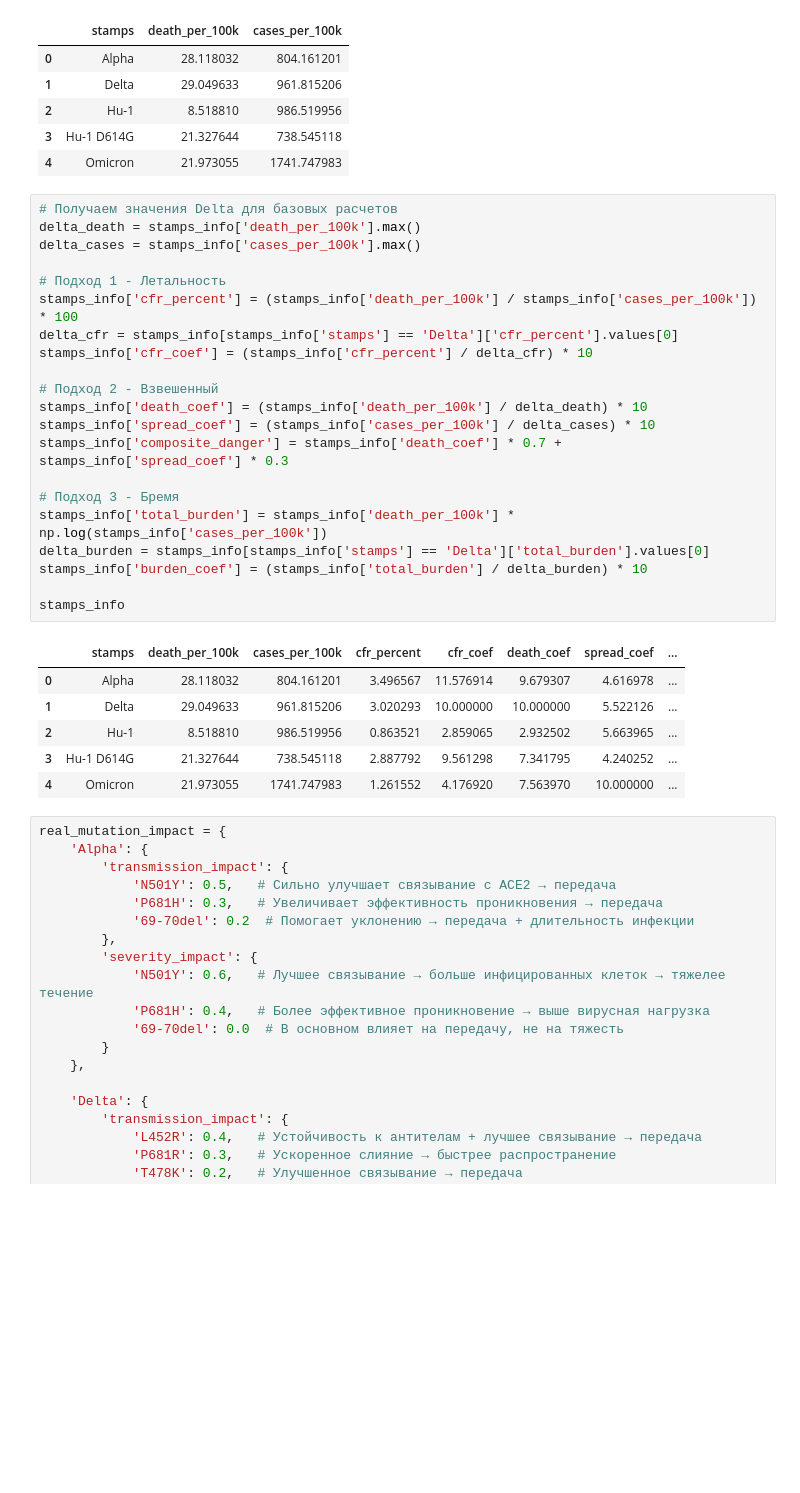
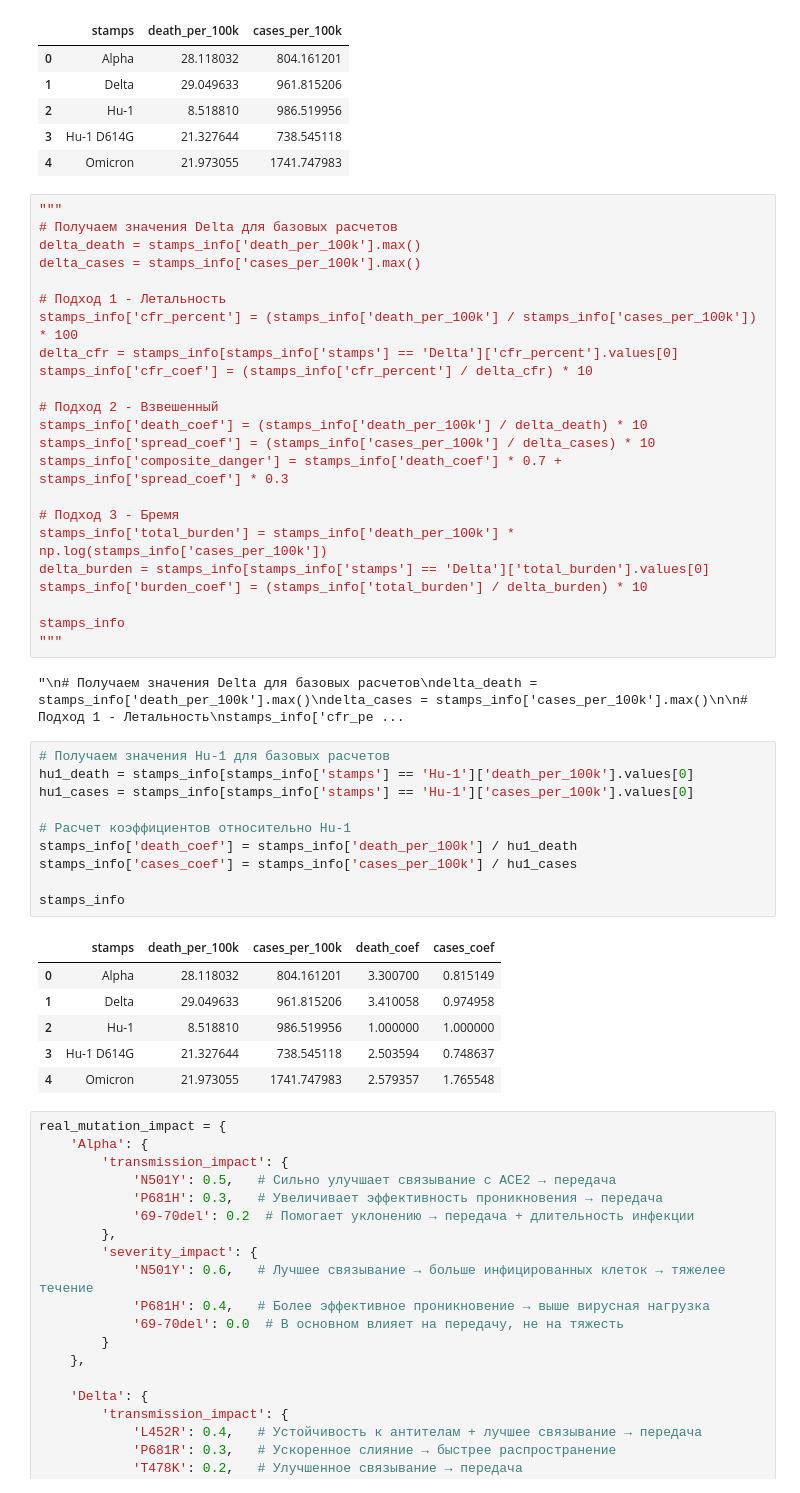
Before and after one commit to JesseHeisenberg/covid_19_statistic, a Jupyter notebook: main (2).ipynb, the cells around one changed output. Drawn from its saved outputs; the diff is of its cells as text; blank space fills up the shorter version.

Commit message:
Пересчитал коэффициент смертности и заболеваемости

```diff
--- a/main (2).ipynb
+++ b/main (2).ipynb
@@ -760,6 +763,7 @@ stamps_info
 | 3 | Hu-1 D614G | 21.327644 | 738.545118 |
 | 4 | Omicron | 21.973055 | 1741.747983 |
 # %%
+"""
 # Получаем значения Delta для базовых расчетов
 delta_death = stamps_info['death_per_100k'].max()
 delta_cases = stamps_info['cases_per_100k'].max()
@@ -780,13 +784,26 @@ delta_burden = stamps_info[stamps_info['stamps'] == 'Delta']['total_burden'].val
 stamps_info['burden_coef'] = (stamps_info['total_burden'] / delta_burden) * 10
 
 stamps_info
+"""
 # %% [output]
-|  | stamps | death_per_100k | cases_per_100k | cfr_percent | cfr_coef | death_coef | spread_coef | ... |
-| 0 | Alpha | 28.118032 | 804.161201 | 3.496567 | 11.576914 | 9.679307 | 4.616978 | ... |
-| 1 | Delta | 29.049633 | 961.815206 | 3.020293 | 10.000000 | 10.000000 | 5.522126 | ... |
-| 2 | Hu-1 | 8.518810 | 986.519956 | 0.863521 | 2.859065 | 2.932502 | 5.663965 | ... |
-| 3 | Hu-1 D614G | 21.327644 | 738.545118 | 2.887792 | 9.561298 | 7.341795 | 4.240252 | ... |
-| 4 | Omicron | 21.973055 | 1741.747983 | 1.261552 | 4.176920 | 7.563970 | 10.000000 | ... |
+"\n# Получаем значения Delta для базовых расчетов\ndelta_death = stamps_info['death_per_100k'].max()\ndelta_cases = stamps_info['cases_per_100k'].max()\n\n# Подход 1 - Летальность\nstamps_info['cfr_pe ...
+# %%
+# Получаем значения Hu-1 для базовых расчетов
+hu1_death = stamps_info[stamps_info['stamps'] == 'Hu-1']['death_per_100k'].values[0]
+hu1_cases = stamps_info[stamps_info['stamps'] == 'Hu-1']['cases_per_100k'].values[0]
+
+# Расчет коэффициентов относительно Hu-1
+stamps_info['death_coef'] = stamps_info['death_per_100k'] / hu1_death
+stamps_info['cases_coef'] = stamps_info['cases_per_100k'] / hu1_cases
+
+stamps_info
+# %% [output]
+|  | stamps | death_per_100k | cases_per_100k | death_coef | cases_coef |
+| 0 | Alpha | 28.118032 | 804.161201 | 3.300700 | 0.815149 |
+| 1 | Delta | 29.049633 | 961.815206 | 3.410058 | 0.974958 |
+| 2 | Hu-1 | 8.518810 | 986.519956 | 1.000000 | 1.000000 |
+| 3 | Hu-1 D614G | 21.327644 | 738.545118 | 2.503594 | 0.748637 |
+| 4 | Omicron | 21.973055 | 1741.747983 | 2.579357 | 1.765548 |
 # %%
 real_mutation_impact = {
     'Alpha': {
```
Also changed, not shown: parts of 1 cell of this notebook.
